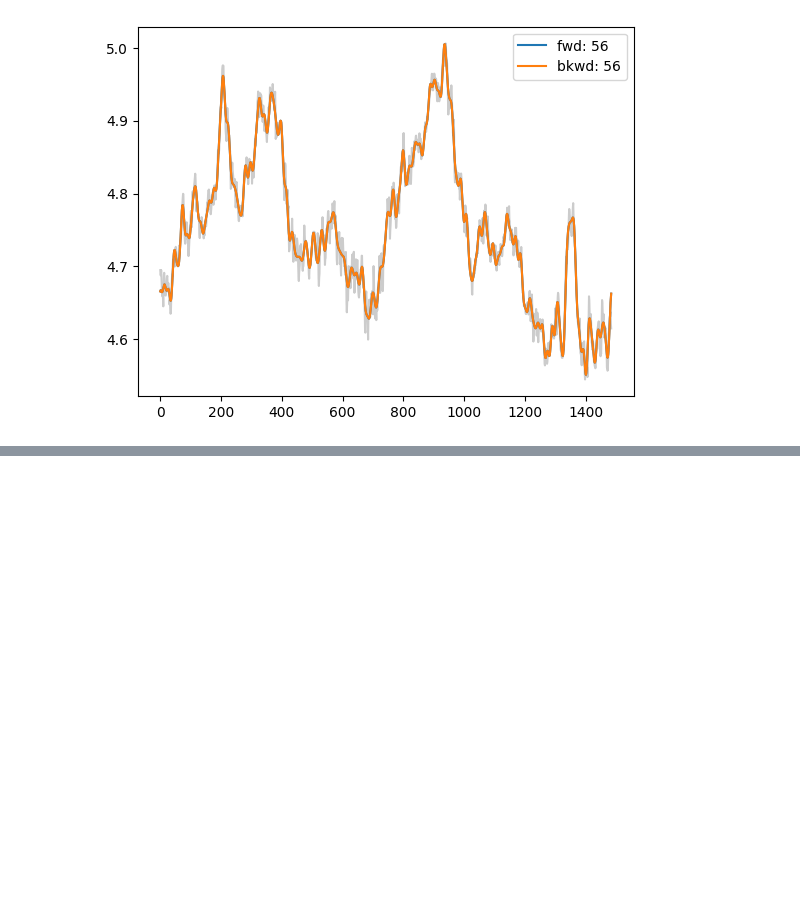
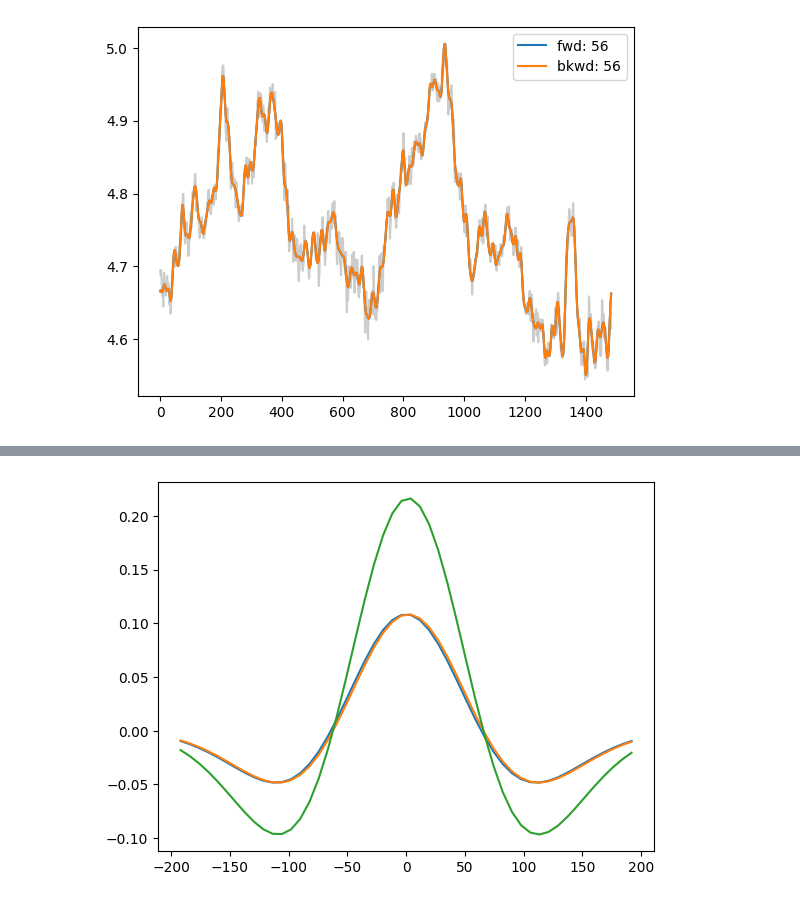
Before and after one commit to angus-lewis/SharkAgeEstimation, a Jupyter notebook: filter_demo.ipynb, the cells around one changed output, grey strips where cells are left out. Drawn from its saved outputs; the diff is of its cells as text; code cells hidden in the pictures; blank space fills up the shorter version.

```diff
--- a/filter_demo.ipynb
+++ b/filter_demo.ipynb
@@ -243,0 +201,16 @@ print(dictionary)
+# %%
+max_age = 40
+
+scale = 64
+x = np.linspace(-3*scale,3*scale)
+y1 = bpdn._ricker_wavelet(x, scale, 0)
+y2 = bpdn._ricker_wavelet(x, scale, 1.8)
+y = bpdn._ricker_wavelet(x, scale, 0) + bpdn._ricker_wavelet(x, scale, 3.6)
+
+plt.figure()
+plt.plot(x, y1, label=f"Ricker ${scale} {0}")
+plt.plot(x, y2, label=f"Ricker ${scale} {3.6}")
+plt.plot(x, y, label=f"Ricker ${scale} +")
+plt.show()
+# %% [output]
+[figure, added]
```
Also changed, not shown: parts of 25 cells of this notebook, 1 other file.
